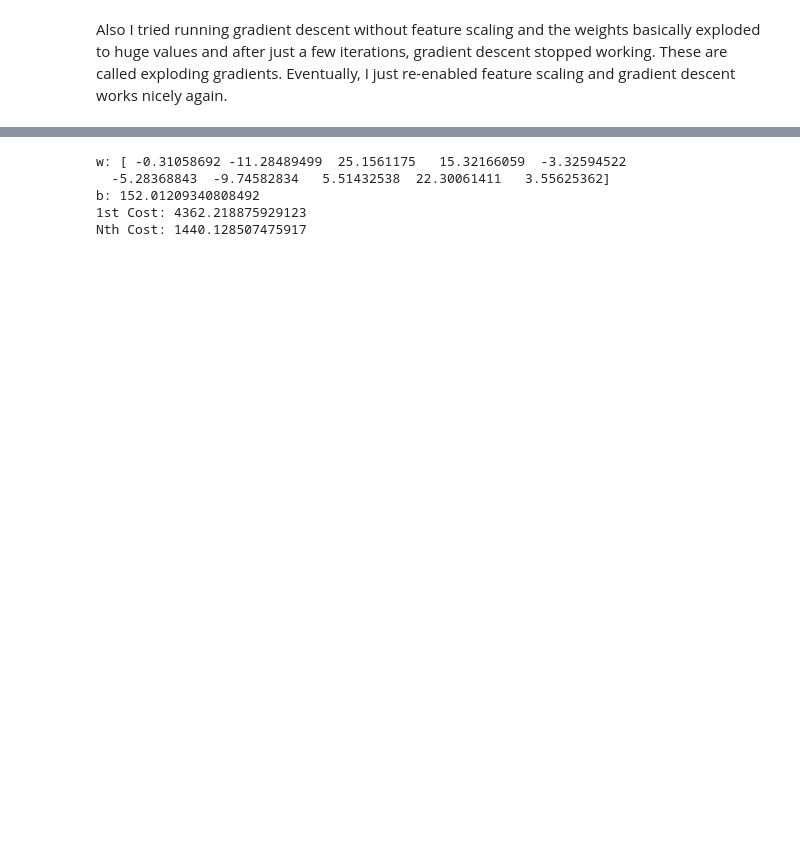
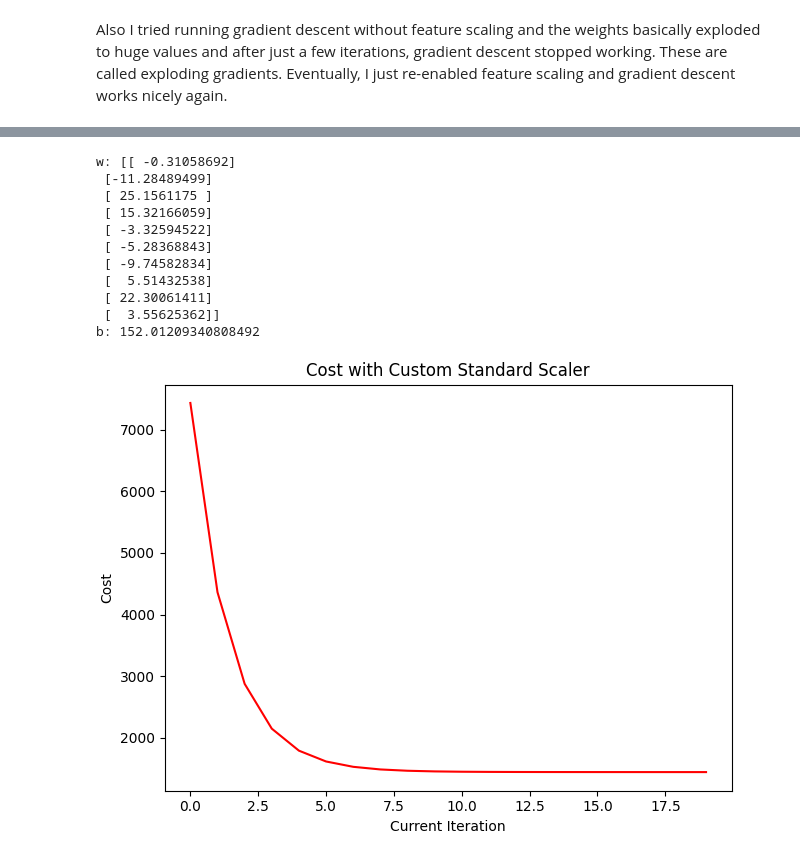
Before and after one commit to LoneCoder21/machine_learning, a Jupyter notebook: multi_linear_regression/featurescaling.ipynb, the cells around one changed output, grey strips where cells are left out. Cells and saved outputs as stored; diff of their text form; code cells hidden in the pictures; blank space fills up the shorter version.

Commit message:
show cost contour during feature scaling

```diff
--- a/multi_linear_regression/featurescaling.ipynb
+++ b/multi_linear_regression/featurescaling.ipynb
@@ -73,12 +73,14 @@ def feature_scale(data_unscaled):
     mu = np.mean(data_unscaled, axis=0)
     std = np.std(data_unscaled, axis=0)
 
+    print("mean:",mu)
+    print("std:",std)
     data_scaled = np.array(data_unscaled)
     data_scaled = (data_scaled - mu) / std
     # z score normalization
 
     return data_scaled
 
-data = feature_scale(data_unscaled)
-print(data) # show scaled features
+data = data_scaled = feature_scale(data_unscaled)
+print("data:",data) # show scaled features
 # %% [output]
@@ -123,14 +105,3 @@ for i in range(max_iterations):
 Also I tried running gradient descent without feature scaling and the weights basically exploded to huge values and after just a few iterations, gradient descent stopped working.
 These are called exploding gradients.
 Eventually, I just re-enabled feature scaling and gradient descent works nicely again.
-# %%
-iteration = iteration[1:]
-costs = costs[1:]
-
-# graph the cost after updating the model
-fig, cost_graph = plt.subplots(layout='constrained')
-
-cost_graph.set_xlabel("Current Iteration")
-cost_graph.set_ylabel("Cost")
-
-cost_graph.plot(iteration, costs, color="r")
@@ -142,11 +108,51 @@ Cost Graph over Gradient Descent Iterations.
-# %%
-print("w:", w.reshape((-1)))
-print("b:", b)
-print("1st Cost:", costs[0])
-print("Nth Cost:", costs[-1])
-# %% [output]
-w: [ -0.31058692 -11.28489499  25.1561175   15.32166059  -3.32594522
-  -5.28368843  -9.74582834   5.51432538  22.30061411   3.55625362]
-b: 152.01209340808492
-1st Cost: 4362.218875929123
-Nth Cost: 1440.128507475917
+# %%
+def gradient_descent(data, a, max_iterations=1000, title=""):
+    m = data.shape[0] # number of training examples
+    n = data.shape[1] # number of features
+
+    w = np.zeros((n,1)) # n features
+    b = 0
+    # initialize model parameters to zeroes
+
+    iteration = np.empty(0, dtype=np.uint)
+    costs = np.empty(0)
+
+    for i in range(max_iterations):
+        dw, db = compute_gradient(w,b,data,severity)
+
+        w-=a*dw
+        b-=a*db
+        # update the weights
+
+        iteration = np.append(iteration, i)
+        current_cost = mse_cost(w,b,data,severity)
+        costs = np.append(costs, current_cost)
+        # add to array for visualization
+
+    # graph the cost after updating the model
+    fig, cost_graph = plt.subplots(layout='constrained')
+
+    cost_graph.set_xlabel("Current Iteration")
+    cost_graph.set_ylabel("Cost")
+
+    cost_graph.set_title(title)
+
+    cost_graph.plot(iteration, costs, color="r")
+
+    print("w:",w)
+    print("b:",b)
+    return w,b
+weights, intercept = gradient_descent(data, a=0.3, max_iterations=20, title="Cost with Custom Standard Scaler")
+# %% [output]
+w: [[ -0.31058692]
+ [-11.28489499]
+ [ 25.1561175 ]
+ [ 15.32166059]
+ [ -3.32594522]
+ [ -5.28368843]
+ [ -9.74582834]
+ [  5.51432538]
+ [ 22.30061411]
+ [  3.55625362]]
+b: 152.01209340808492
+[figure, added]
```
Also changed, not shown: parts of 20 cells of this notebook.
